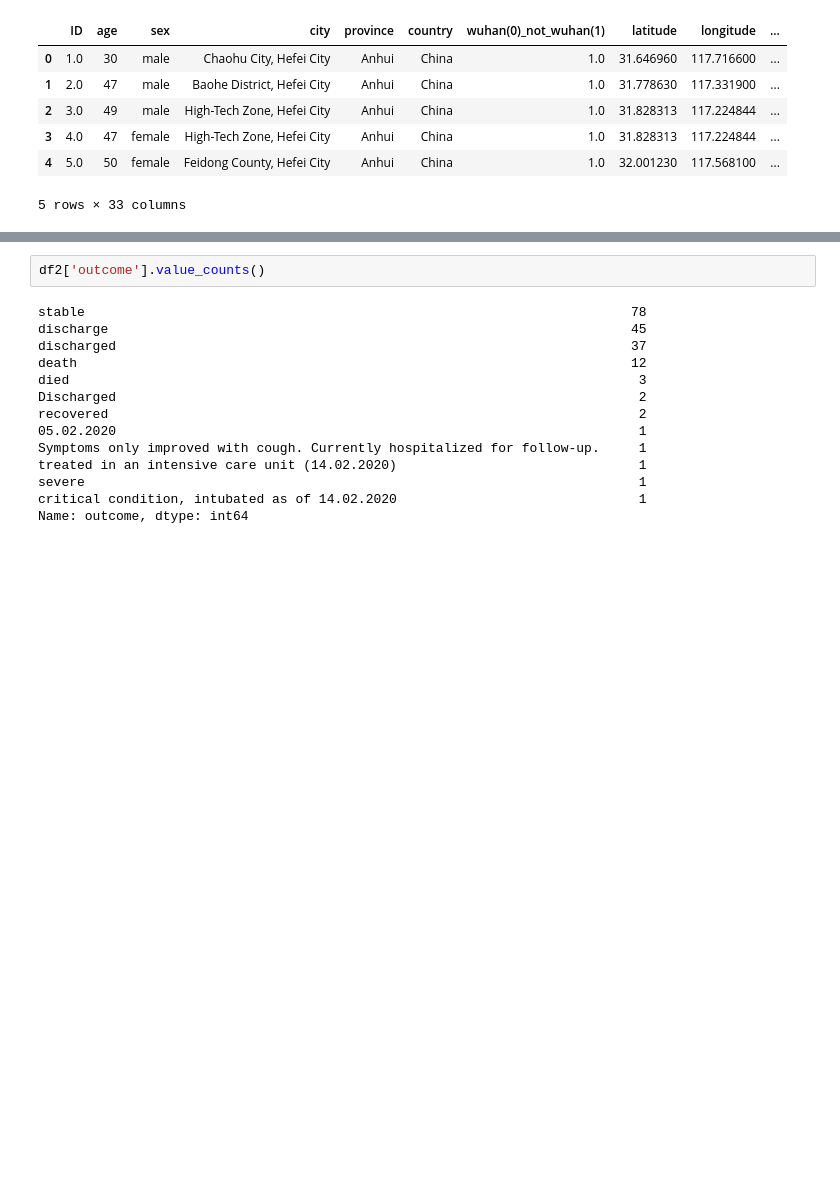
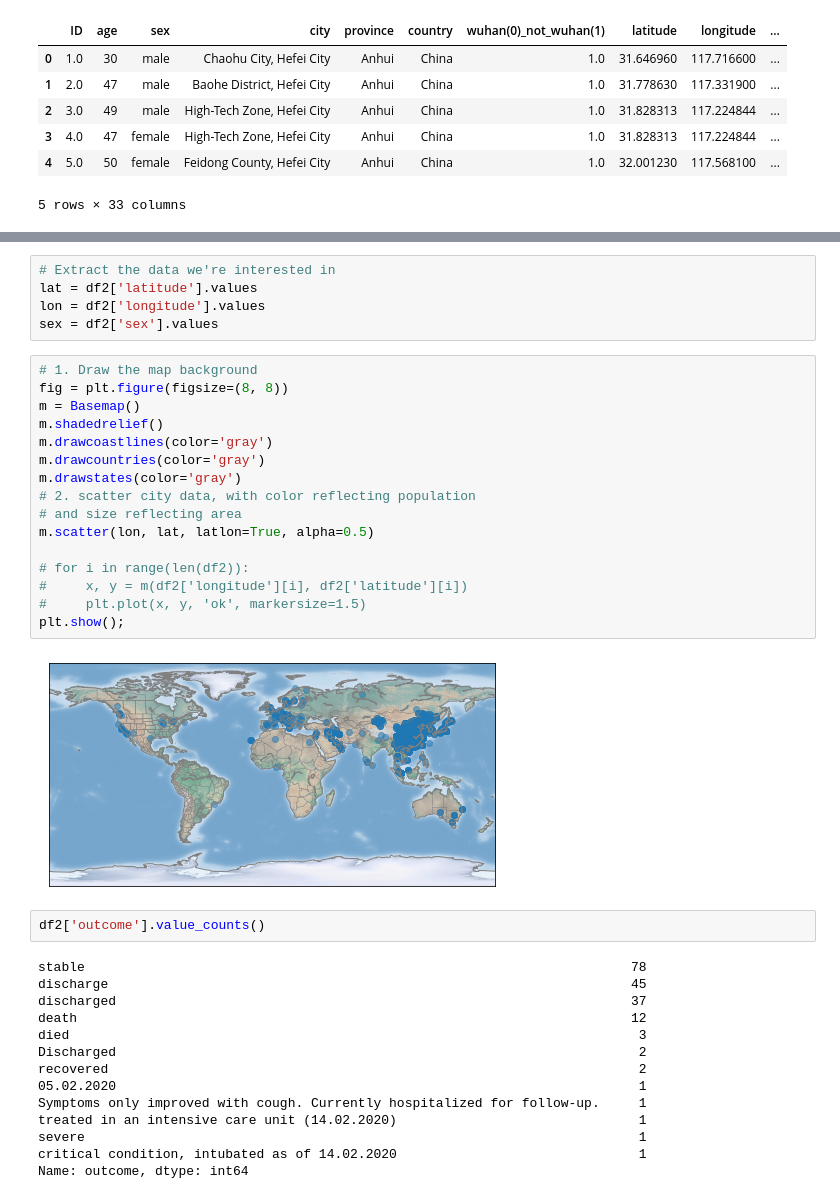
Before and after one commit to ianforrest11/covid_exploration, a Jupyter notebook: initial_exploration.ipynb, the cells around one changed output, grey strips where cells are left out. Drawn from its saved outputs; the diff is of its cells as text; blank space fills up the shorter version.

Commit message:
added graph to exploration

```diff
--- a/initial_exploration.ipynb
+++ b/initial_exploration.ipynb
@@ -53,3 +72,26 @@ df2.head()
+# %%
+# Extract the data we're interested in
+lat = df2['latitude'].values
+lon = df2['longitude'].values
+sex = df2['sex'].values
+# %%
+# 1. Draw the map background
+fig = plt.figure(figsize=(8, 8))
+m = Basemap()
+m.shadedrelief()
+m.drawcoastlines(color='gray')
+m.drawcountries(color='gray')
+m.drawstates(color='gray')
+# 2. scatter city data, with color reflecting population
+# and size reflecting area
+m.scatter(lon, lat, latlon=True, alpha=0.5)
+
+# for i in range(len(df2)):
+#     x, y = m(df2['longitude'][i], df2['latitude'][i])
+#     plt.plot(x, y, 'ok', markersize=1.5)
+plt.show();
+# %% [output]
+[figure, added]
 # %%
 df2['outcome'].value_counts()
 # %% [output]
```
Also changed, not shown: parts of 3 cells of this notebook.
